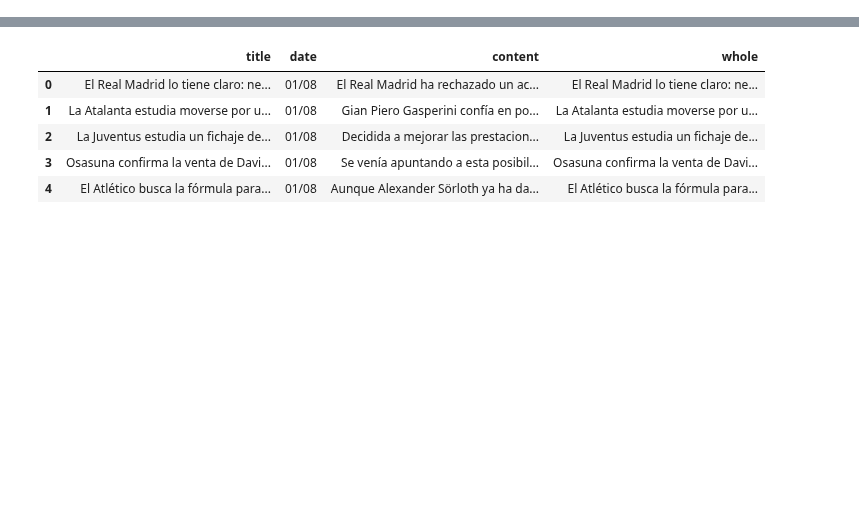
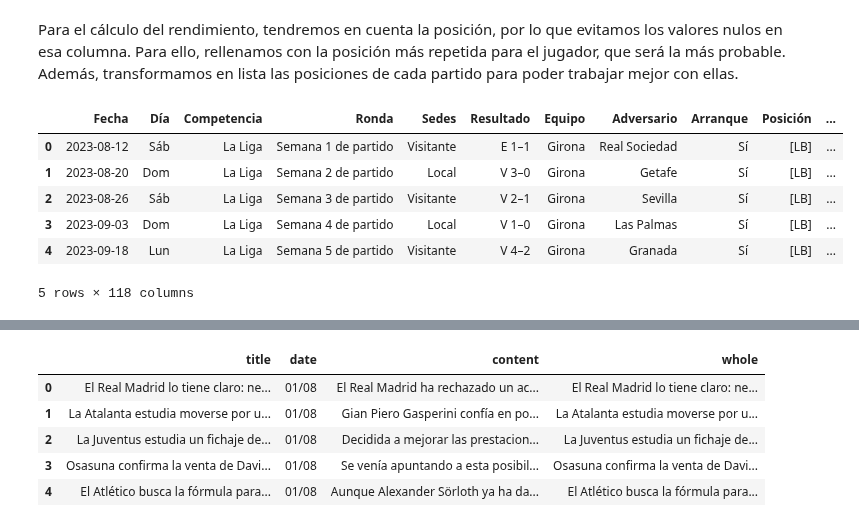
Before and after one commit to Santiagodiz/PlayerPulse, a Jupyter notebook: data/data_cleaning.ipynb, the cells around one changed output, grey strips where cells are left out. Drawn from its saved outputs; the diff is of its cells as text; code cells hidden in the pictures; blank space fills up the shorter version.

```diff
--- a/data/players_cleaning.ipynb
+++ b/data/data_cleaning.ipynb
@@ -4,0 +19,16 @@ import matplotlib.pyplot as plt
+# %% [markdown]
+Para el cálculo del rendimiento, tendremos en cuenta la posición, por lo que evitamos los valores nulos en esa columna. Para ello, rellenamos con la posición más repetida para el jugador, que será la más probable. Además, transformamos en lista las posiciones de cada partido para poder trabajar mejor con ellas.
+# %%
+regular_pos = df['Posición'].mode()[0]
+df['Posición'] = df['Posición'].fillna(regular_pos)
+
+df['Posición'] = df['Posición'].apply(lambda x: x.split(','))
+df.head()
+# %% [output]
+|  | Fecha | Día | Competencia | Ronda | Sedes | Resultado | Equipo | Adversario | Arranque | Posición | ... |
+| 0 | 2023-08-12 | Sáb | La Liga | Semana 1 de partido | Visitante | E 1–1 | Girona | Real Sociedad | Sí | [LB] | ... |
+| 1 | 2023-08-20 | Dom | La Liga | Semana 2 de partido | Local | V 3–0 | Girona | Getafe | Sí | [LB] | ... |
+| 2 | 2023-08-26 | Sáb | La Liga | Semana 3 de partido | Visitante | V 2–1 | Girona | Sevilla | Sí | [LB] | ... |
+| 3 | 2023-09-03 | Dom | La Liga | Semana 4 de partido | Local | V 1–0 | Girona | Las Palmas | Sí | [LB] | ... |
+| 4 | 2023-09-18 | Lun | La Liga | Semana 5 de partido | Visitante | V 4–2 | Girona | Granada | Sí | [LB] | ... |
+5 rows × 118 columns
```
Also changed, not shown: parts of 13 cells of this notebook, 2 other files.
